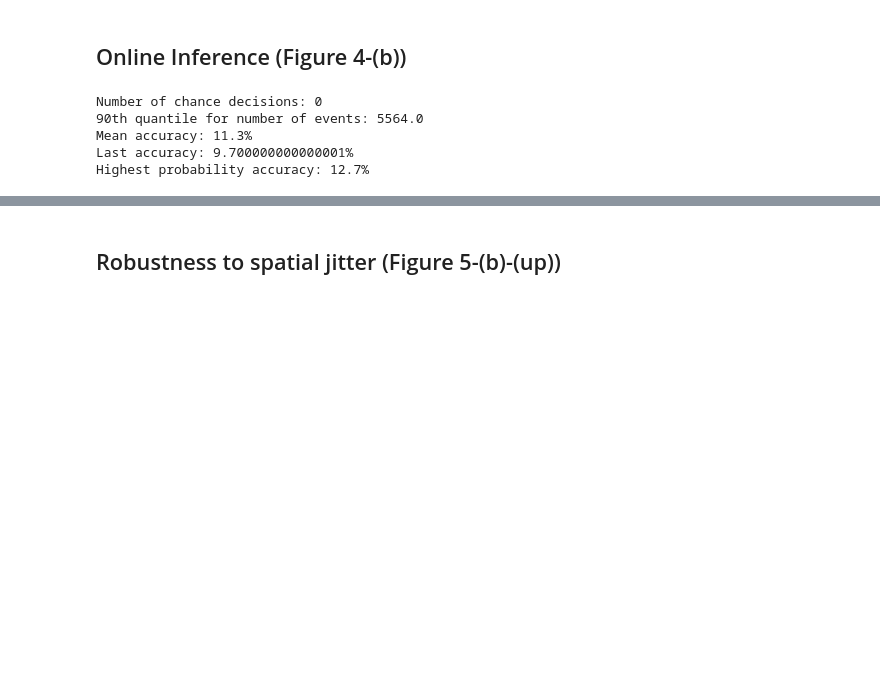
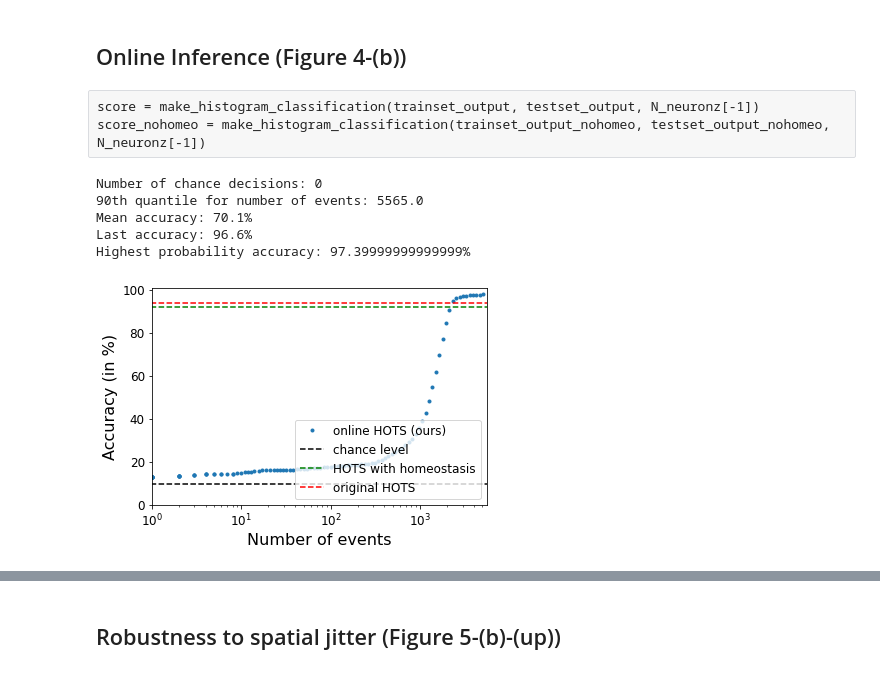
Before and after one commit to AntoineGrimaldi/hotsline, a Jupyter notebook: notebooks/RESULTS_NMNIST.ipynb, the cells around one changed output, grey strips where cells are left out. Cells and saved outputs as stored; diff of their text form; code cells hidden in the pictures; blank space fills up the shorter version.

```diff
--- a/notebooks/RESULTS_NMNIST.ipynb
+++ b/notebooks/RESULTS_NMNIST.ipynb
@@ -28,6 +28,7 @@ GPU 1 named GeForce RTX 2080 Ti
 ## Loading of the dataset for the clustering phase
 # %%
 kfold = None
+device = 'cpu'
 
 type_transform = tonic.transforms.NumpyAsType(int)
 trainset = tonic.datasets.NMNIST(save_to='../../Data/', train=True, transform=type_transform)
@@ -82,7 +83,7 @@ hots_nohomeo.plotlayers();
 # %% [markdown]
 ## Training of the classification layer
 # %%
-drop_proba_mlr = .5
+drop_proba_mlr = .99
 jitter = (None, None)
 num_workers = 0
 learning_rate = 0.005
@@ -92,7 +93,6 @@ num_epochs = 2 ** 5 + 1
 N_output_neurons = N_neuronz[-1]
 ts_size = (trainset.sensor_size[0],trainset.sensor_size[1],N_output_neurons)
 tau_cla = 5e4
-
 
 train_path = f'../Records/output/train/{hots.name}_{num_sample_train}_{jitter}/'
 test_path = f'../Records/output/test/{hots.name}_{num_sample_test}_{jitter}/'
@@ -112,7 +112,7 @@ if drop_proba_mlr:
     trainset_output = HOTS_Dataset(train_path, trainset.sensor_size, trainset.classes, dtype=trainset.dtype, transform=tonic.transforms.Compose([drop_transform, type_transform]))
     trainoutputloader = get_loader(trainset_output)
 
-classif_layer, losses = fit_mlr(trainoutputloader, model_path, tau_cla, learning_rate, betas, num_epochs, ts_size, trainset.ordering, len(trainset.classes))
+classif_layer, losses = fit_mlr(trainoutputloader, model_path, tau_cla, learning_rate, betas, num_epochs, ts_size, trainset.ordering, len(trainset.classes), device = device)
 
 hots_nohomeo.coding(trainloader, trainset.ordering, trainset.classes, training=True, verbose=False)
 
@@ -139,10 +137,17 @@ score_nohomeo = make_histogram_classification(trainset_output_nohomeo, testset_o
+# %% [raw]
+score = make_histogram_classification(trainset_output, testset_output, N_neuronz[-1])
+score_nohomeo = make_histogram_classification(trainset_output_nohomeo, testset_output_nohomeo, N_neuronz[-1])
+# %%
+score = .92
+score_nohomeo = .94
 # %%
 mlr_threshold = None
-meanac, onlinac, lastac, best_probac = score_classif_events(likelihood, true_target, n_classes, thres = mlr_threshold, original_accuracy = score, original_accuracy_nohomeo = score_nohomeo, figure_name = 'nmnist_online.pdf')
+onlinac,_,_,_ = online_accuracy(classif_layer, tau_cla, testoutputloader, results_path, ts_size, testset_output.ordering, n_classes, mlr_threshold = mlr_threshold, original_accuracy = score, original_accuracy_nohomeo = score_nohomeo, online_plot=True)
 # %% [output]
 Number of chance decisions: 0
-90th quantile for number of events: 5564.0
-Mean accuracy: 11.3%
-Last accuracy: 9.700000000000001%
-Highest probability accuracy: 12.7%
+90th quantile for number of events: 5565.0
+Mean accuracy: 70.1%
+Last accuracy: 96.6%
+Highest probability accuracy: 97.39999999999999%
+[figure, added]
 # %%
```
Also changed, not shown: parts of 12 cells of this notebook, 9 other files.
